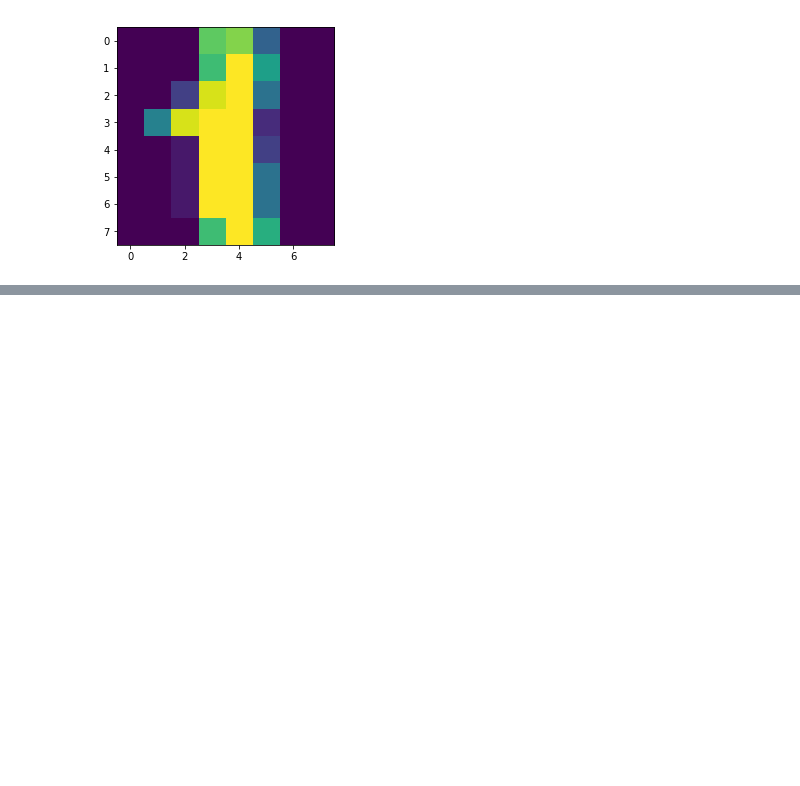
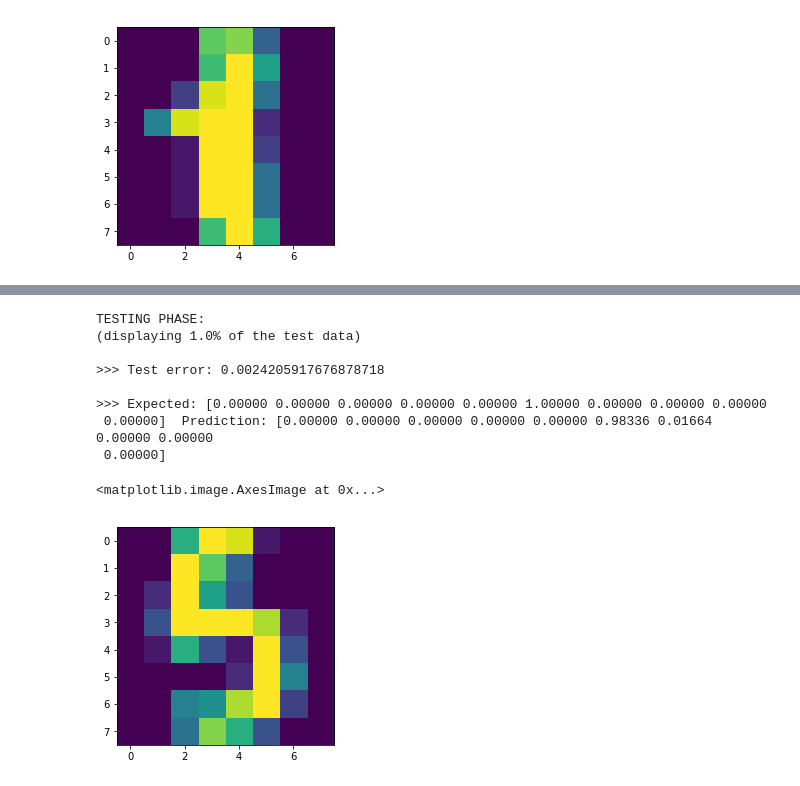
Before and after one commit to Mrpatekful/numpyml, a Jupyter notebook: mlp_numpy.ipynb, the cells around one changed output, grey strips where cells are left out. Saved outputs shown, nothing was run; the diff lists cells and outputs as text; code cells hidden in the pictures; blank space fills up the shorter version.

```diff
--- a/mlp_numpy.ipynb
+++ b/mlp_numpy.ipynb
@@ -996,0 +1015,14 @@ AttributeError: 'numpy.ndarray' object has no attribute 'log2'
+# %%
+mlp_object.test(x=np.array([digits['data'][-10]]), target=(toOneHot(digits['target'][-10])), custom_data=True, verbose=0.01)
+plt.imshow(digits['images'][-10])
+# %% [output]
+TESTING PHASE:
+(displaying 1.0% of the test data)
+
+>>> Test error: 0.0024205917676878718
+
+>>> Expected: [0.00000 0.00000 0.00000 0.00000 0.00000 1.00000 0.00000 0.00000 0.00000
+ 0.00000]  Prediction: [0.00000 0.00000 0.00000 0.00000 0.00000 0.98336 0.01664 0.00000 0.00000
+ 0.00000]
+<matplotlib.image.AxesImage at 0x...>
+[figure, added]
```
Also changed, not shown: parts of 13 cells of this notebook.
